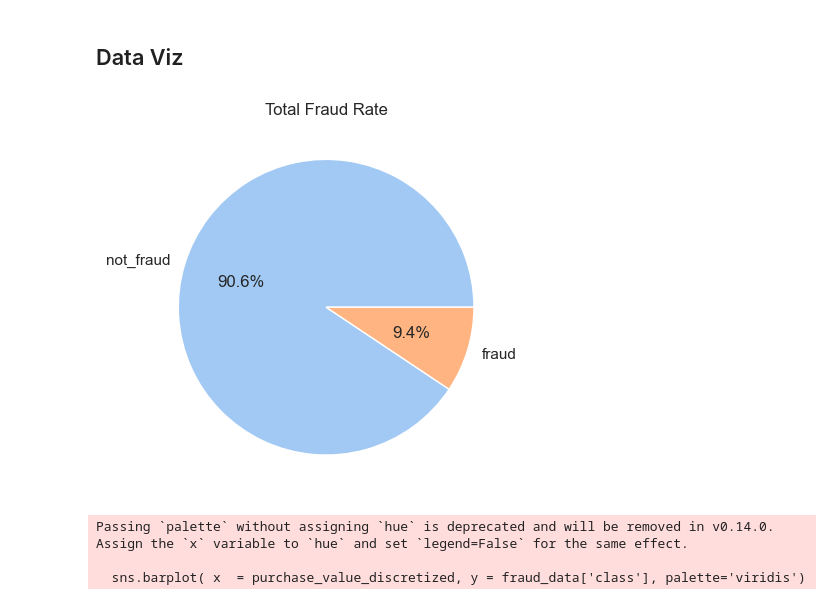
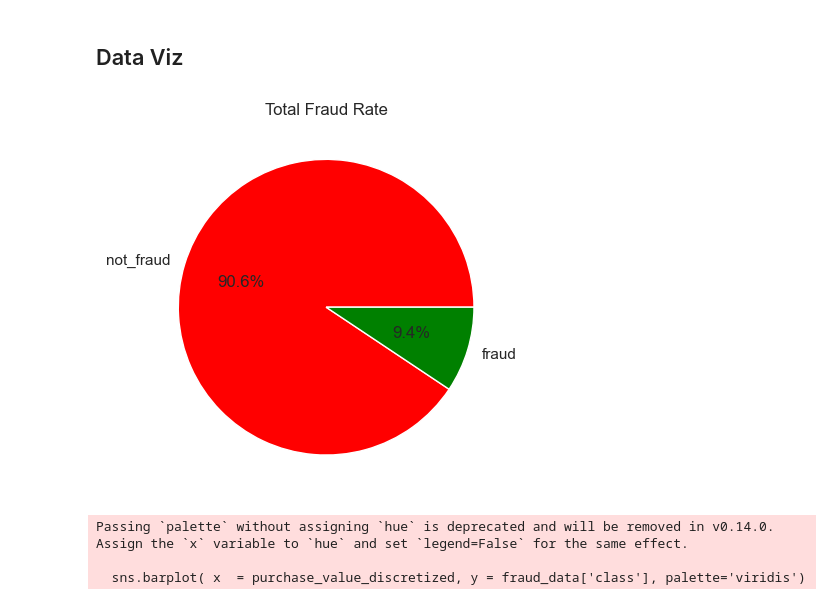
Before and after one commit to KiranKumarMalik/Fraud-Detection-System-for-E-commerce-using-ML-algorithm, a Jupyter notebook: jupyter/model.ipynb, the cells around one changed output. Saved outputs shown, nothing was run; the diff lists cells and outputs as text; code cells hidden in the pictures.

```diff
--- a/jupyter/model.ipynb
+++ b/jupyter/model.ipynb
@@ -147,11 +147,12 @@ sns.set(style="ticks", palette="pastel")
 ## Data Viz
 # %%
 ## fraud rate
-plt.pie(fraud_data['class'].value_counts(), labels = ['not_fraud', 'fraud'], autopct='%1.1f%%')
+colors = ['red', 'green']
+plt.pie(fraud_data['class'].value_counts(), labels = ['not_fraud', 'fraud'], autopct='%1.1f%%', colors=colors)
 plt.title("Total Fraud Rate")
 plt.show()
 # %% [output]
-[figure, old version]
+[figure, new version]
 # %%
 #  Purchase Value
 purchase_value_discretized = pd.qcut(fraud_data['purchase_value'], 3, ['low','mid','high'])
```
Also changed, not shown: parts of 1 cell of this notebook, 1 other file.
